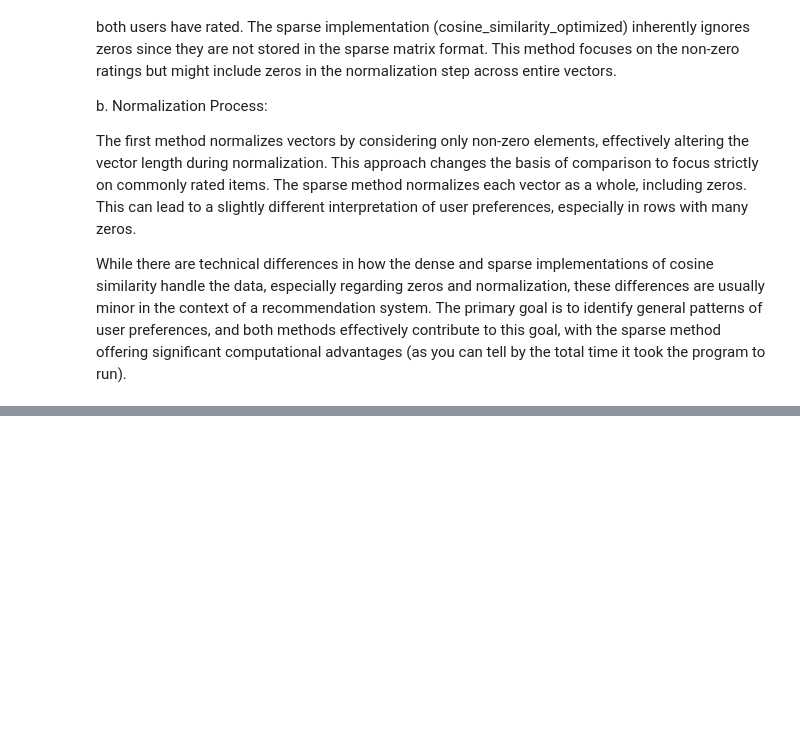
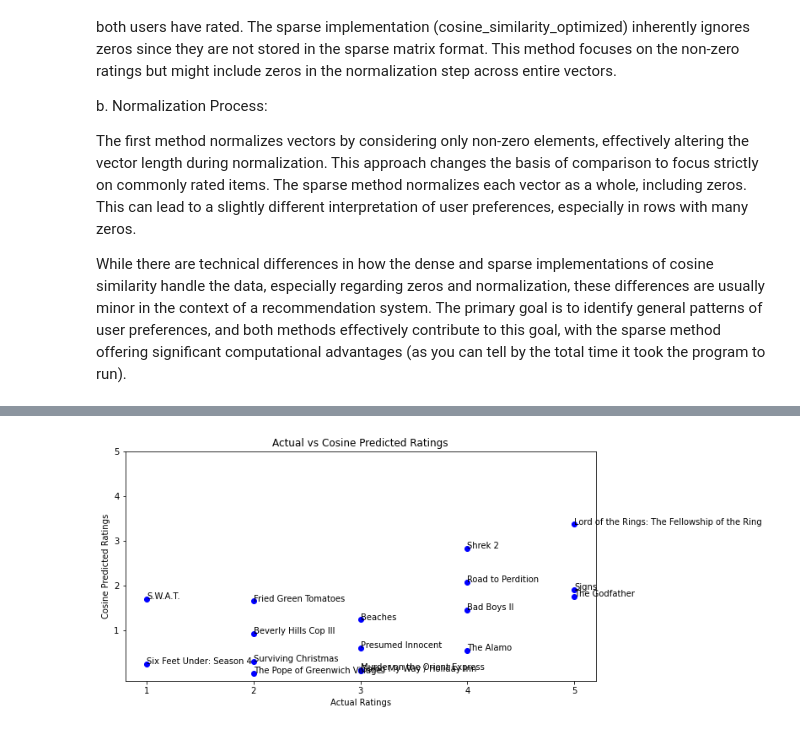
Before and after one commit to jeffjung34/Netflix-Rec-Project, a Jupyter notebook: generateMatrix.ipynb, the cells around one changed output, grey strips where cells are left out. Cells and saved outputs as stored; diff of their text form; code cells hidden in the pictures; blank space fills up the shorter version.

```diff
--- a/generateMatrix.ipynb
+++ b/generateMatrix.ipynb
@@ -227,0 +305,16 @@ While there are technical differences in how the dense and sparse implementation
+# %%
+def cosine_similarity_optimized(matrix):
+    sparse_matrix = csr_matrix(matrix.fillna(0))
+    magnitude = norm(sparse_matrix, axis=1)
+    unit_matrix = sparse_matrix.multiply(1 / magnitude.reshape(-1, 1))
+    return unit_matrix.dot(unit_matrix.T).toarray()
+
+def compute_for_user(user, matrix):
+    cosine_sim_matrix = cosine_similarity_optimized(matrix)
+    cosine_sim_df = pd.DataFrame(cosine_sim_matrix, index=matrix.index, columns=matrix.index)
+    similarity_with_user = cosine_sim_df[user].drop(user)
+    weighted_ratings = matrix.mul(similarity_with_user, axis=0).sum(axis=0) / similarity_with_user.sum()
+    predicted_ratings = weighted_ratings[actual_ratings.keys()]
+    return predicted_ratings
+
+cosine_predicted_ratings = compute_for_user(test_user, user_item_matrix_mod)
@@ -227,0 +349,17 @@ While there are technical differences in how the dense and sparse implementation
+# %%
+movies = list(actual_ratings.keys())
+actual_ratings_list = [actual_ratings[movie] for movie in movies]
+cosine_ratings_list = [cosine_predicted_ratings.get(movie, None) for movie in movies]
+pearson_ratings_list = [pearson_predicted_ratings.get(movie, None) for movie in movies]
+# %%
+def plot_actual_vs_cosine(actual_ratings, cosine_predicted_ratings, movies):
+    plt.figure(figsize=(10, 5))
+    plt.scatter(actual_ratings, cosine_predicted_ratings, color='blue')
+    plt.title('Actual vs Cosine Predicted Ratings')
+    plt.xlabel('Actual Ratings')
+    plt.ylabel('Cosine Predicted Ratings')
+    plt.xticks(range(1, 6))
+    plt.yticks(range(1, 6))
+    for i, txt in enumerate(movies):
+        plt.annotate(txt, (actual_ratings[i], cosine_predicted_ratings[i]))
+    plt.show()
@@ -227,0 +378,4 @@ While there are technical differences in how the dense and sparse implementation
+# %%
+plot_actual_vs_cosine(actual_ratings_list, cosine_ratings_list, movies)
+# %% [output]
+[figure, added]
```
Also changed, not shown: parts of 17 cells of this notebook.
